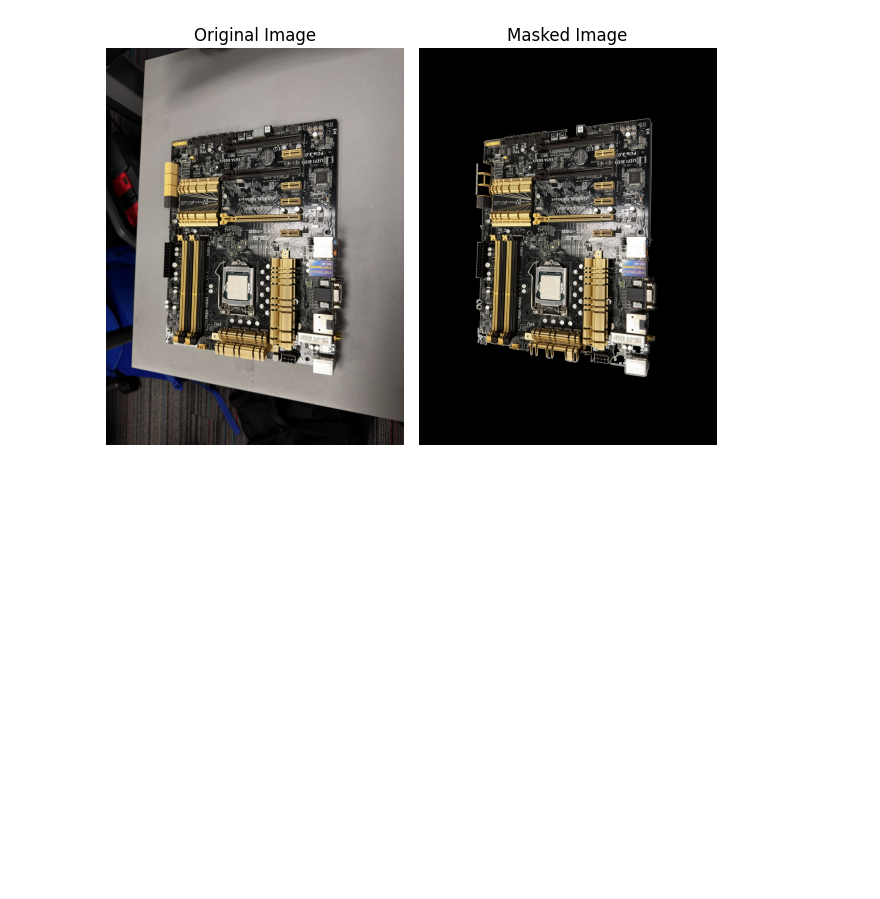
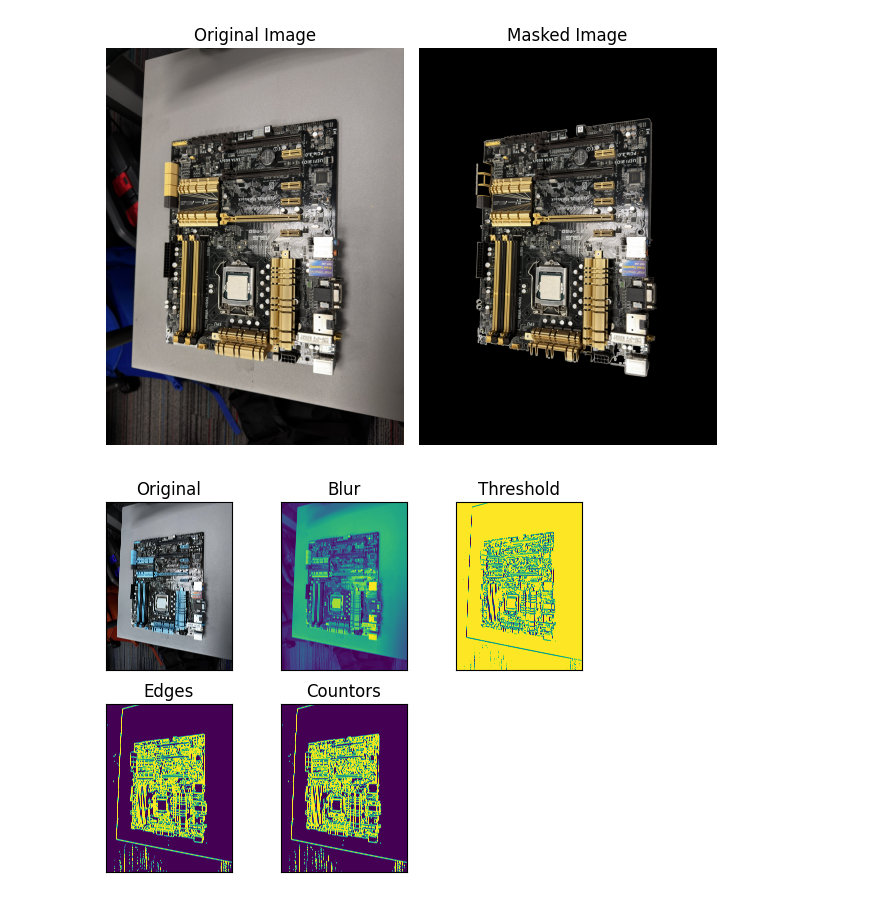
Before and after one commit to slrodr/AER850-Project3, a Jupyter notebook: Project3.ipynb, the cells around one changed output. Saved outputs shown, nothing was run; the diff lists cells and outputs as text; code cells hidden in the pictures; blank space fills up the shorter version.

```diff
--- a/Project3.ipynb
+++ b/Project3.ipynb
@@ -28,44 +30,45 @@ cv2.drawContours(contour_image, contours, -1, (0, 255, 0), 2)
 #Filter countours
 min_area = 10
 max_area = 2000
 filtered_contours = [cnt for cnt in contours if min_area < cv2.contourArea(cnt) < max_area]
 
 #Create a mask
 mask = np.zeros_like(blur_mb)
 
 #Draw contours on mask
 cv2.drawContours(mask, [max(contours, key=cv2.contourArea)], -1, (255, 255, 255), thickness=cv2.FILLED)
 
 #Apply mask to original image
 masked_mb = cv2.bitwise_and(motherboard, motherboard, mask=mask)
 
 #Plot original and masked images
 plt.subplot(1, 2, 1)
 plt.title('Original Image')
 plt.imshow(cv2.cvtColor(motherboard, cv2.COLOR_BGR2RGB))
 plt.axis('off')
 plt.subplot(1, 2, 2)
 plt.title('Masked Image')
 plt.imshow(cv2.cvtColor(masked_mb, cv2.COLOR_BGR2RGB))
 plt.axis('off')
 
 # Show the plot
 plt.tight_layout()
 plt.show()
 #For visualization while working
-# plt.subplot(231),plt.imshow(motherboard),plt.title('Original')
-# plt.xticks([]), plt.yticks([])
-# plt.subplot(232),plt.imshow(blur_mb),plt.title('Blur')
-# plt.xticks([]), plt.yticks([])
-# plt.subplot(233),plt.imshow(thresholded_mb),plt.title('Threshold')
-# plt.xticks([]), plt.yticks([])
-# #plt.subplot(224),plt.imshow(thresholded_mb2),plt.title('Threshold2')
-# #plt.xticks([]), plt.yticks([])
-# plt.subplot(234),plt.imshow(edges),plt.title('Edges')
-# plt.xticks([]), plt.yticks([])
-# plt.subplot(235),plt.imshow(edges),plt.title('Countors')
-# plt.xticks([]), plt.yticks([])
-# plt.show()
+plt.subplot(231),plt.imshow(motherboard),plt.title('Original')
+plt.xticks([]), plt.yticks([])
+plt.subplot(232),plt.imshow(blur_mb),plt.title('Blur')
+plt.xticks([]), plt.yticks([])
+plt.subplot(233),plt.imshow(thresholded_mb),plt.title('Threshold')
+plt.xticks([]), plt.yticks([])
+#plt.subplot(224),plt.imshow(thresholded_mb2),plt.title('Threshold2')
+#plt.xticks([]), plt.yticks([])
+plt.subplot(234),plt.imshow(edges),plt.title('Edges')
+plt.xticks([]), plt.yticks([])
+plt.subplot(235),plt.imshow(edges),plt.title('Countors')
+plt.xticks([]), plt.yticks([])
+plt.show()
 # %% [output]
 [figure]
+[figure, added]
 # %%
```
Also changed, not shown: parts of 4 cells of this notebook.
